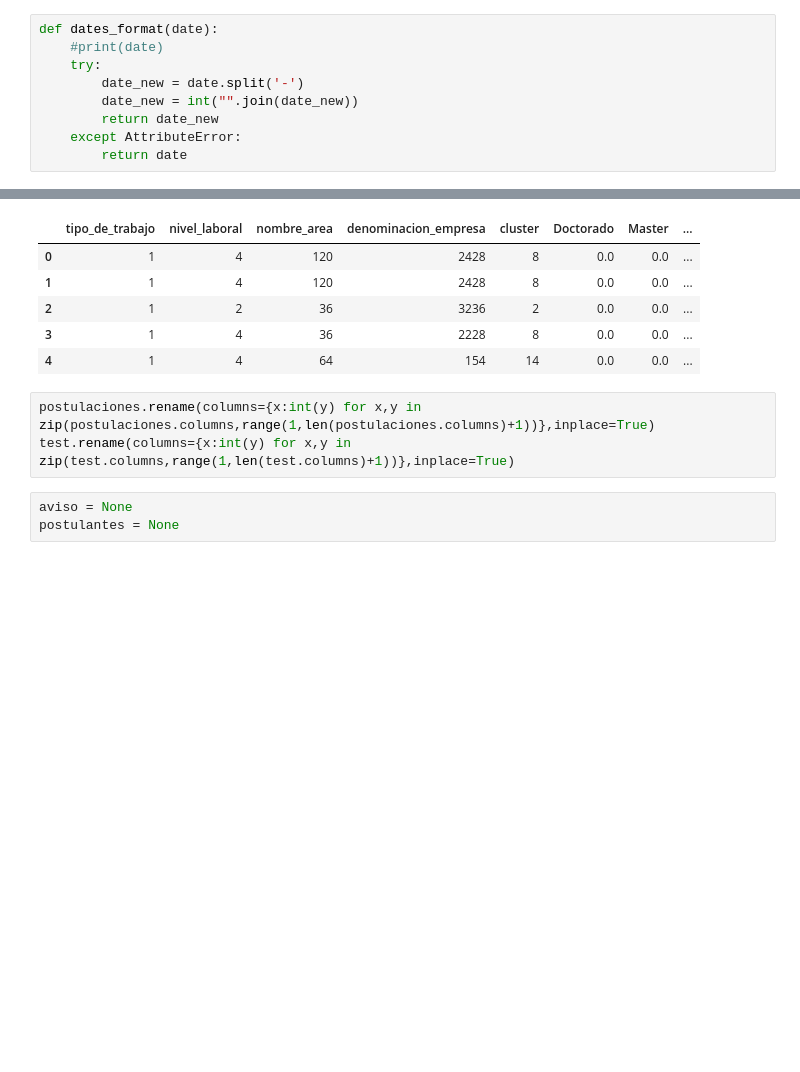
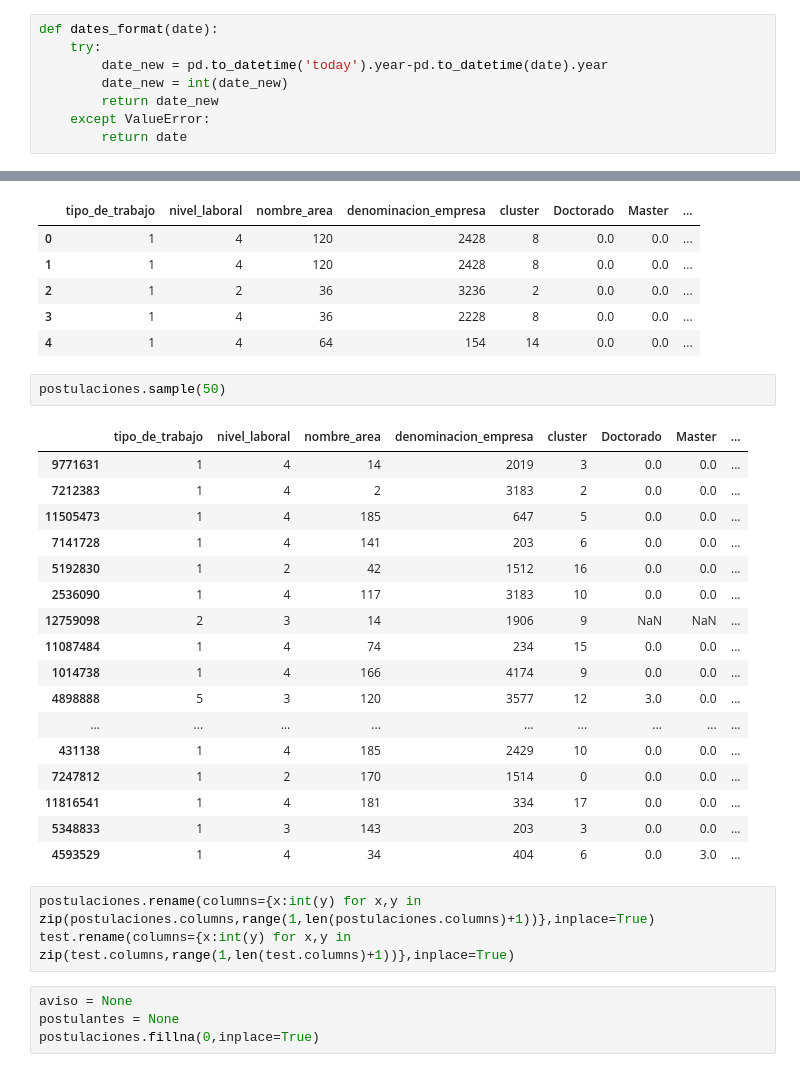
Before and after one commit to fcavazzoli/DatosTP, a Jupyter notebook: RandomForest.ipynb, the cells around one changed output, grey strips where cells are left out. Drawn from its saved outputs; the diff is of its cells as text; blank space fills up the shorter version.

```diff
--- a/RandomForest.ipynb
+++ b/RandomForest.ipynb
@@ -31,12 +31,11 @@ test.head()
 | 4 | 4 | 758580 | EAN4J6 | Full-time | Otro | Tecnologia / Sistemas | TeleTech | ... |
 # %%
 def dates_format(date):
-    #print(date)
     try:
-        date_new = date.split('-')
-        date_new = int("".join(date_new))
+        date_new = pd.to_datetime('today').year-pd.to_datetime(date).year
+        date_new = int(date_new)
         return date_new
-    except AttributeError:
+    except ValueError:
         return date
 # %%
 fechasRDD = sc.parallelize(postulaciones['fechanacimiento'])
@@ -68,9 +67,30 @@ postulaciones.head()
 | 2 | 1 | 2 | 36 | 3236 | 2 | 0.0 | 0.0 | ... |
 | 3 | 1 | 4 | 36 | 2228 | 8 | 0.0 | 0.0 | ... |
 | 4 | 1 | 4 | 64 | 154 | 14 | 0.0 | 0.0 | ... |
+# %%
+postulaciones.sample(50)
+# %% [output]
+|  | tipo_de_trabajo | nivel_laboral | nombre_area | denominacion_empresa | cluster | Doctorado | Master | ... |
+| 9771631 | 1 | 4 | 14 | 2019 | 3 | 0.0 | 0.0 | ... |
+| 7212383 | 1 | 4 | 2 | 3183 | 2 | 0.0 | 0.0 | ... |
+| 11505473 | 1 | 4 | 185 | 647 | 5 | 0.0 | 0.0 | ... |
+| 7141728 | 1 | 4 | 141 | 203 | 6 | 0.0 | 0.0 | ... |
+| 5192830 | 1 | 2 | 42 | 1512 | 16 | 0.0 | 0.0 | ... |
+| 2536090 | 1 | 4 | 117 | 3183 | 10 | 0.0 | 0.0 | ... |
+| 12759098 | 2 | 3 | 14 | 1906 | 9 | NaN | NaN | ... |
+| 11087484 | 1 | 4 | 74 | 234 | 15 | 0.0 | 0.0 | ... |
+| 1014738 | 1 | 4 | 166 | 4174 | 9 | 0.0 | 0.0 | ... |
+| 4898888 | 5 | 3 | 120 | 3577 | 12 | 3.0 | 0.0 | ... |
+| ... | ... | ... | ... | ... | ... | ... | ... | ... |
+| 431138 | 1 | 4 | 185 | 2429 | 10 | 0.0 | 0.0 | ... |
+| 7247812 | 1 | 2 | 170 | 1514 | 0 | 0.0 | 0.0 | ... |
+| 11816541 | 1 | 4 | 181 | 334 | 17 | 0.0 | 0.0 | ... |
+| 5348833 | 1 | 3 | 143 | 203 | 3 | 0.0 | 0.0 | ... |
+| 4593529 | 1 | 4 | 34 | 404 | 6 | 0.0 | 3.0 | ... |
 # %%
 postulaciones.rename(columns={x:int(y) for x,y in zip(postulaciones.columns,range(1,len(postulaciones.columns)+1))},inplace=True)
 test.rename(columns={x:int(y) for x,y in zip(test.columns,range(1,len(test.columns)+1))},inplace=True)
 # %%
 aviso = None
 postulantes = None
+postulaciones.fillna(0,inplace=True)
```
Also changed, not shown: parts of 4 cells of this notebook, 1 other file.
